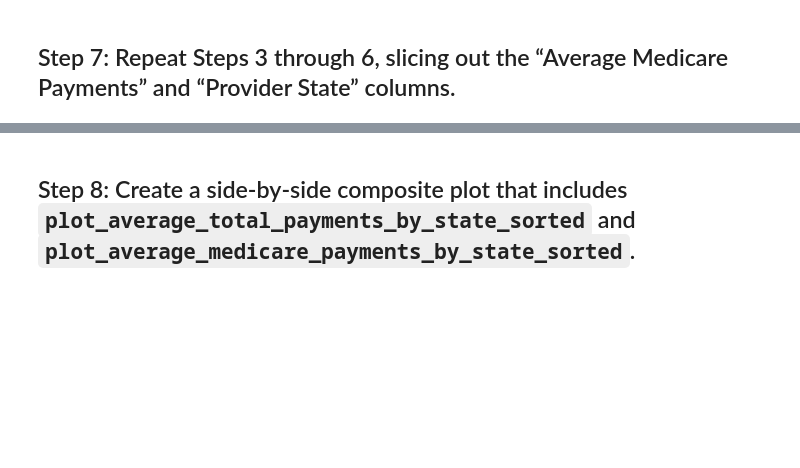
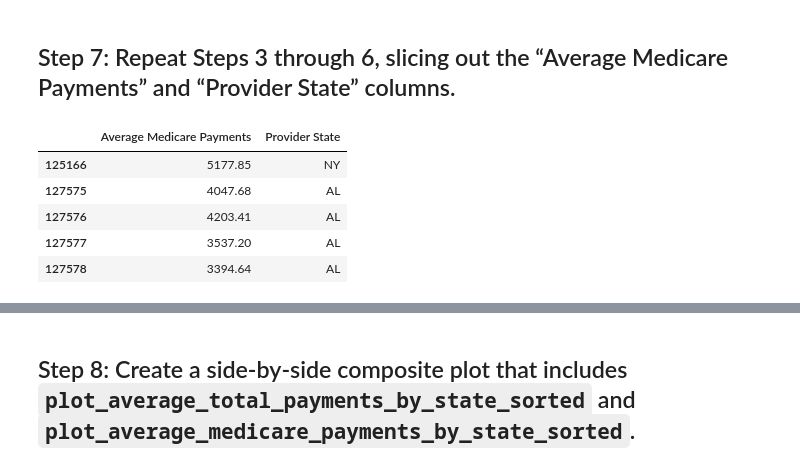
Before and after one commit to MichaelRDionne/Fintech-Workspace, a Jupyter notebook: Module 6/Readings/02-Crafting_Composite_Plots/Unsolved/crafting_composite_plots.ipynb, the cells around one changed output, grey strips where cells are left out. Saved outputs shown, nothing was run; the diff lists cells and outputs as text; code cells hidden in the pictures; blank space fills up the shorter version.

```diff
--- a/Module 6/Readings/02-Crafting_Composite_Plots/Unsolved/crafting_composite_plots.ipynb
+++ b/Module 6/Readings/02-Crafting_Composite_Plots/Unsolved/crafting_composite_plots.ipynb
@@ -152,10 +156,17 @@ SyntaxError: invalid syntax (1184753906.py, line 2)
 # %%
 # Using the "procedure_638_charges" dataframe,
 # slice out the "Average Medicare Payments" and "Provider State" information.
-average_medicare_payments_df = # YOUR CODE HERE
+average_medicare_payments_df = procedure_638_charges_df[["Average Medicare Payments", "Provider State"]]
 
 # Review the first five rows resulting DataFrame
-# YOUR CODE HERE
+average_medicare_payments_df.head()
+# %% [output]
+|  | Average Medicare Payments | Provider State |
+| 125166 | 5177.85 | NY |
+| 127575 | 4047.68 | AL |
+| 127576 | 4203.41 | AL |
+| 127577 | 3537.20 | AL |
+| 127578 | 3394.64 | AL |
 # %%
 # Using the average_medicare_payments_df DataFrame,
 # group the information by "Provider State" and average the data.
```
Also changed, not shown: parts of 6 cells of this notebook, 9 other files.
